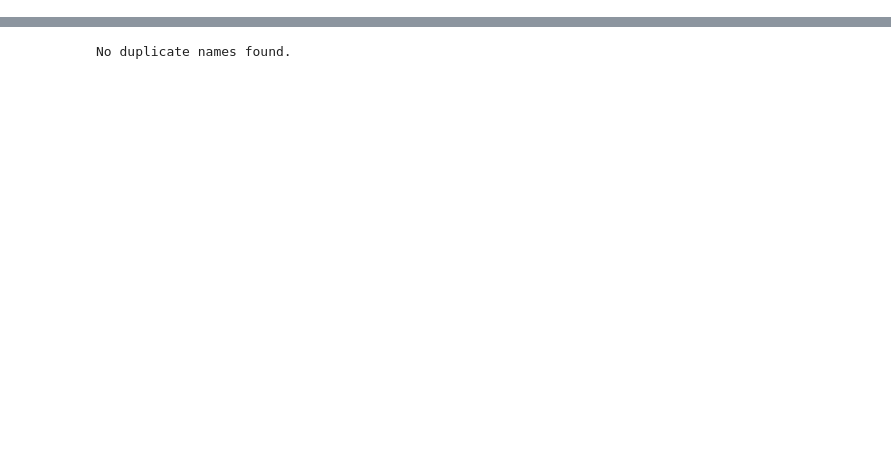
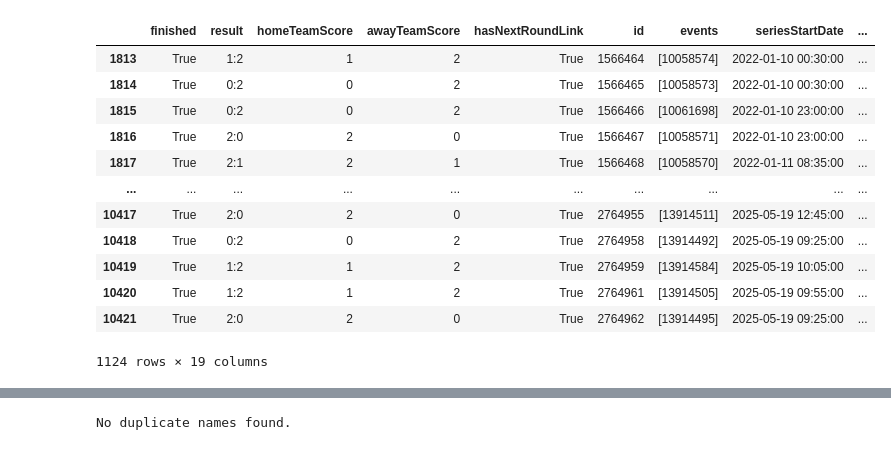
Before and after one commit to dgijlswijk/tennis, a Jupyter notebook: pipeline.ipynb, the cells around one changed output, grey strips where cells are left out. Saved outputs shown, nothing was run; the diff lists cells and outputs as text; code cells hidden in the pictures; blank space fills up the shorter version.

```diff
--- a/pipeline.ipynb
+++ b/pipeline.ipynb
@@ -87,0 +30,22 @@ weighted avg       0.62      0.62      0.62       544
+# %%
+df_combined[df_combined['id'] == 388579]
+
+df_games = pd.read_csv('datacombiner/data/combined.csv')
+# %%
+df_games
+
+df_games[df_games['round_description'] == 'Q1']
+# %% [output]
+|  | finished | result | homeTeamScore | awayTeamScore | hasNextRoundLink | id | events | seriesStartDate | ... |
+| 1813 | True | 1:2 | 1 | 2 | True | 1566464 | [10058574] | 2022-01-10 00:30:00 | ... |
+| 1814 | True | 0:2 | 0 | 2 | True | 1566465 | [10058573] | 2022-01-10 00:30:00 | ... |
+| 1815 | True | 0:2 | 0 | 2 | True | 1566466 | [10061698] | 2022-01-10 23:00:00 | ... |
+| 1816 | True | 2:0 | 2 | 0 | True | 1566467 | [10058571] | 2022-01-10 23:00:00 | ... |
+| 1817 | True | 2:1 | 2 | 1 | True | 1566468 | [10058570] | 2022-01-11 08:35:00 | ... |
+| ... | ... | ... | ... | ... | ... | ... | ... | ... | ... |
+| 10417 | True | 2:0 | 2 | 0 | True | 2764955 | [13914511] | 2025-05-19 12:45:00 | ... |
+| 10418 | True | 0:2 | 0 | 2 | True | 2764958 | [13914492] | 2025-05-19 09:25:00 | ... |
+| 10419 | True | 1:2 | 1 | 2 | True | 2764959 | [13914584] | 2025-05-19 10:05:00 | ... |
+| 10420 | True | 1:2 | 1 | 2 | True | 2764961 | [13914505] | 2025-05-19 09:55:00 | ... |
+| 10421 | True | 2:0 | 2 | 0 | True | 2764962 | [13914495] | 2025-05-19 09:25:00 | ... |
+1124 rows × 19 columns
```
Also changed, not shown: parts of 25 cells of this notebook, 13 other files.
